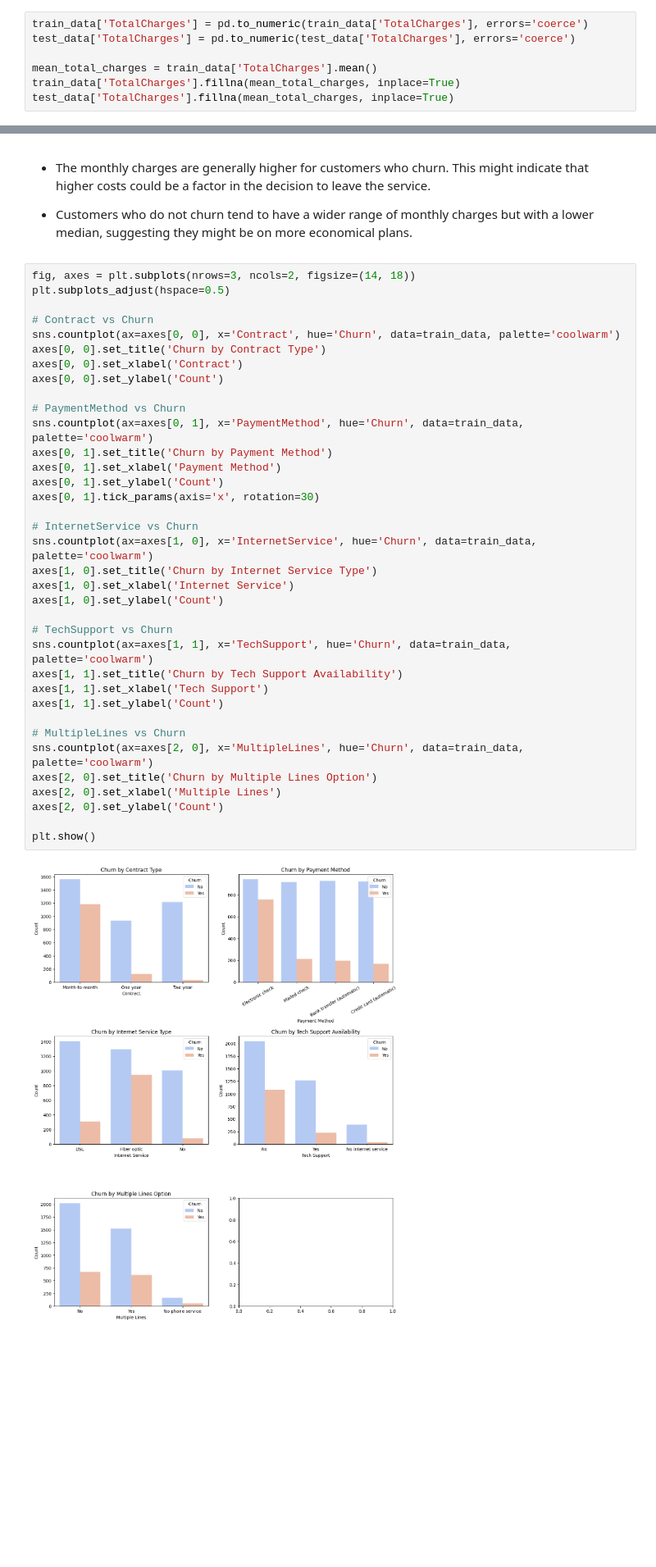
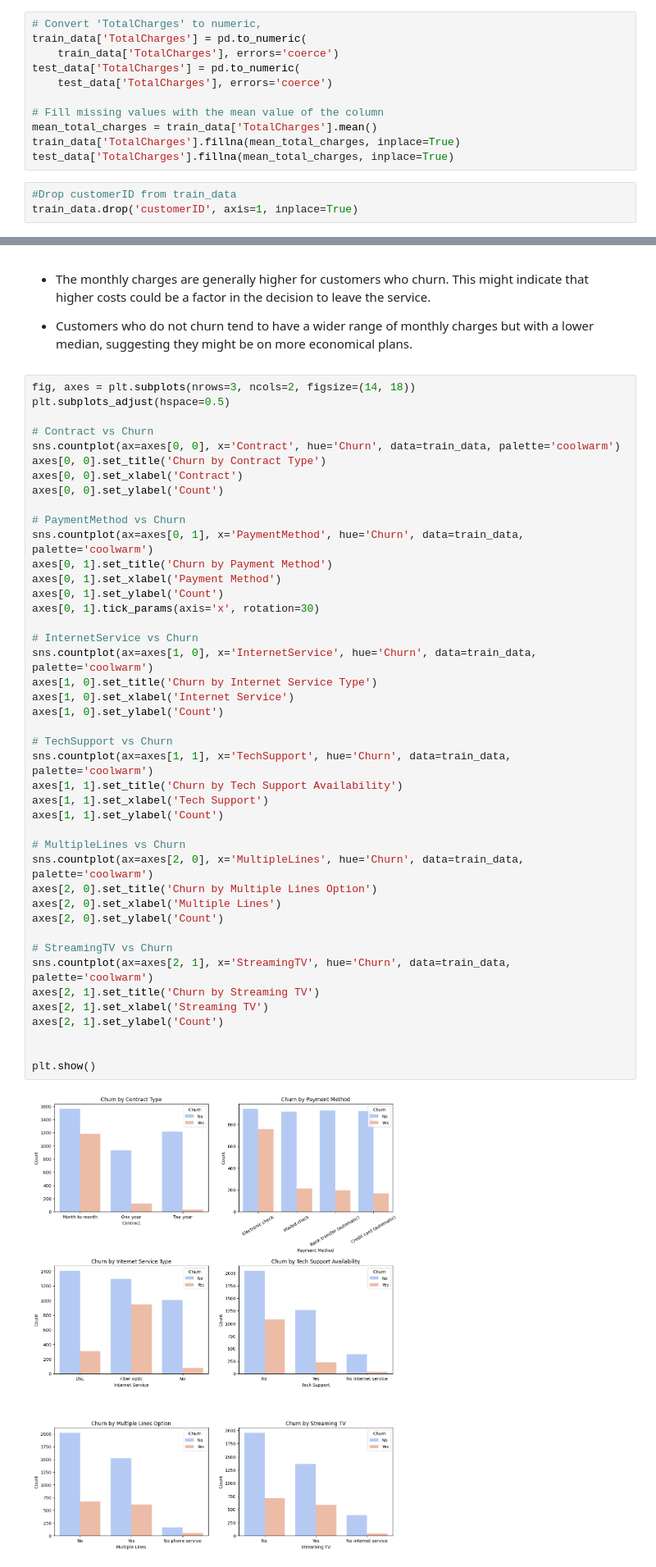
Before and after one commit to Sena-Aku-Agbotse/Customer-Churn-Analysis, a Jupyter notebook: Notebook/main.ipynb, the cells around one changed output, grey strips where cells are left out. Shown: that part at 82% size. Cells and saved outputs as stored; diff of their text form; blank space fills up the shorter version.

```diff
--- a/Notebook/main.ipynb
+++ b/Notebook/main.ipynb
@@ -207,9 +220,16 @@ for col in bool_columns:
 train_data = pd.concat([first_data, second_data], ignore_index=True)
 # %%
-train_data['TotalCharges'] = pd.to_numeric(train_data['TotalCharges'], errors='coerce')
-test_data['TotalCharges'] = pd.to_numeric(test_data['TotalCharges'], errors='coerce')
+# Convert 'TotalCharges' to numeric,
+train_data['TotalCharges'] = pd.to_numeric(
+    train_data['TotalCharges'], errors='coerce')
+test_data['TotalCharges'] = pd.to_numeric(
+    test_data['TotalCharges'], errors='coerce')
 
+# Fill missing values with the mean value of the column
 mean_total_charges = train_data['TotalCharges'].mean()
 train_data['TotalCharges'].fillna(mean_total_charges, inplace=True)
 test_data['TotalCharges'].fillna(mean_total_charges, inplace=True)
+# %%
+#Drop customerID from train_data
+train_data.drop('customerID', axis=1, inplace=True)
 # %%
@@ -322,34 +343,41 @@ axes[0, 0].set_title('Churn by Contract Type')
 axes[0, 0].set_xlabel('Contract')
 axes[0, 0].set_ylabel('Count')
 
 # PaymentMethod vs Churn
 sns.countplot(ax=axes[0, 1], x='PaymentMethod', hue='Churn', data=train_data, palette='coolwarm')
 axes[0, 1].set_title('Churn by Payment Method')
 axes[0, 1].set_xlabel('Payment Method')
 axes[0, 1].set_ylabel('Count')
 axes[0, 1].tick_params(axis='x', rotation=30)
 
 # InternetService vs Churn
 sns.countplot(ax=axes[1, 0], x='InternetService', hue='Churn', data=train_data, palette='coolwarm')
 axes[1, 0].set_title('Churn by Internet Service Type')
 axes[1, 0].set_xlabel('Internet Service')
 axes[1, 0].set_ylabel('Count')
 
 # TechSupport vs Churn
 sns.countplot(ax=axes[1, 1], x='TechSupport', hue='Churn', data=train_data, palette='coolwarm')
 axes[1, 1].set_title('Churn by Tech Support Availability')
 axes[1, 1].set_xlabel('Tech Support')
 axes[1, 1].set_ylabel('Count')
 
 # MultipleLines vs Churn
 sns.countplot(ax=axes[2, 0], x='MultipleLines', hue='Churn', data=train_data, palette='coolwarm')
 axes[2, 0].set_title('Churn by Multiple Lines Option')
 axes[2, 0].set_xlabel('Multiple Lines')
 axes[2, 0].set_ylabel('Count')
 
+# StreamingTV vs Churn
+sns.countplot(ax=axes[2, 1], x='StreamingTV', hue='Churn', data=train_data, palette='coolwarm')
+axes[2, 1].set_title('Churn by Streaming TV')
+axes[2, 1].set_xlabel('Streaming TV')
+axes[2, 1].set_ylabel('Count')
+
+
 plt.show()
 # %% [output]
-[figure, old version]
+[figure, new version]
 # %% [markdown]
 **Churn by Contract Type**
 - Customers with month-to-month contracts are more likely to churn compared to those with longer-term contracts. This suggests that customers on short-term commitments feel less bound and possibly less satisfied, leading to higher churn rates.
```
Also changed, not shown: parts of 27 cells of this notebook, 1 other file.
